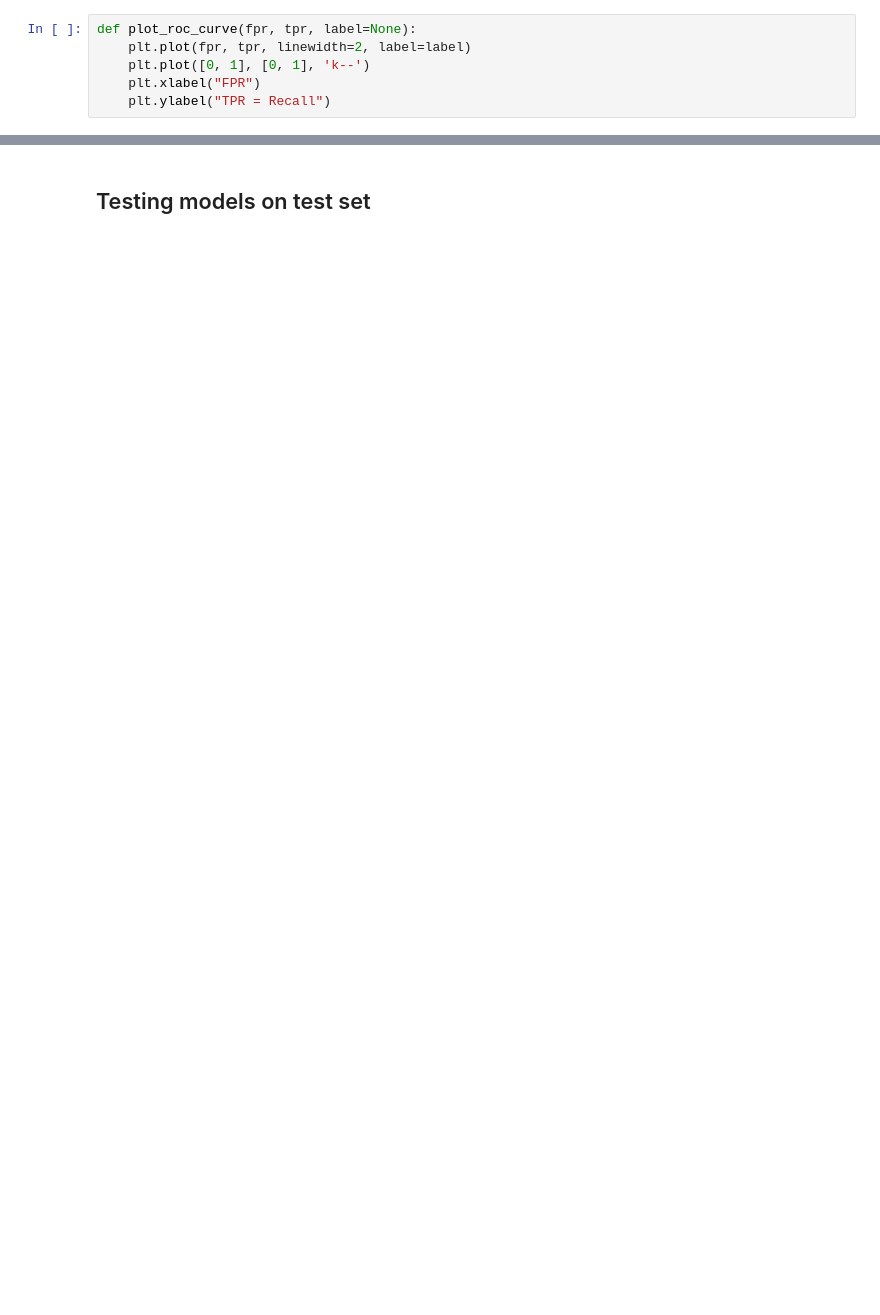
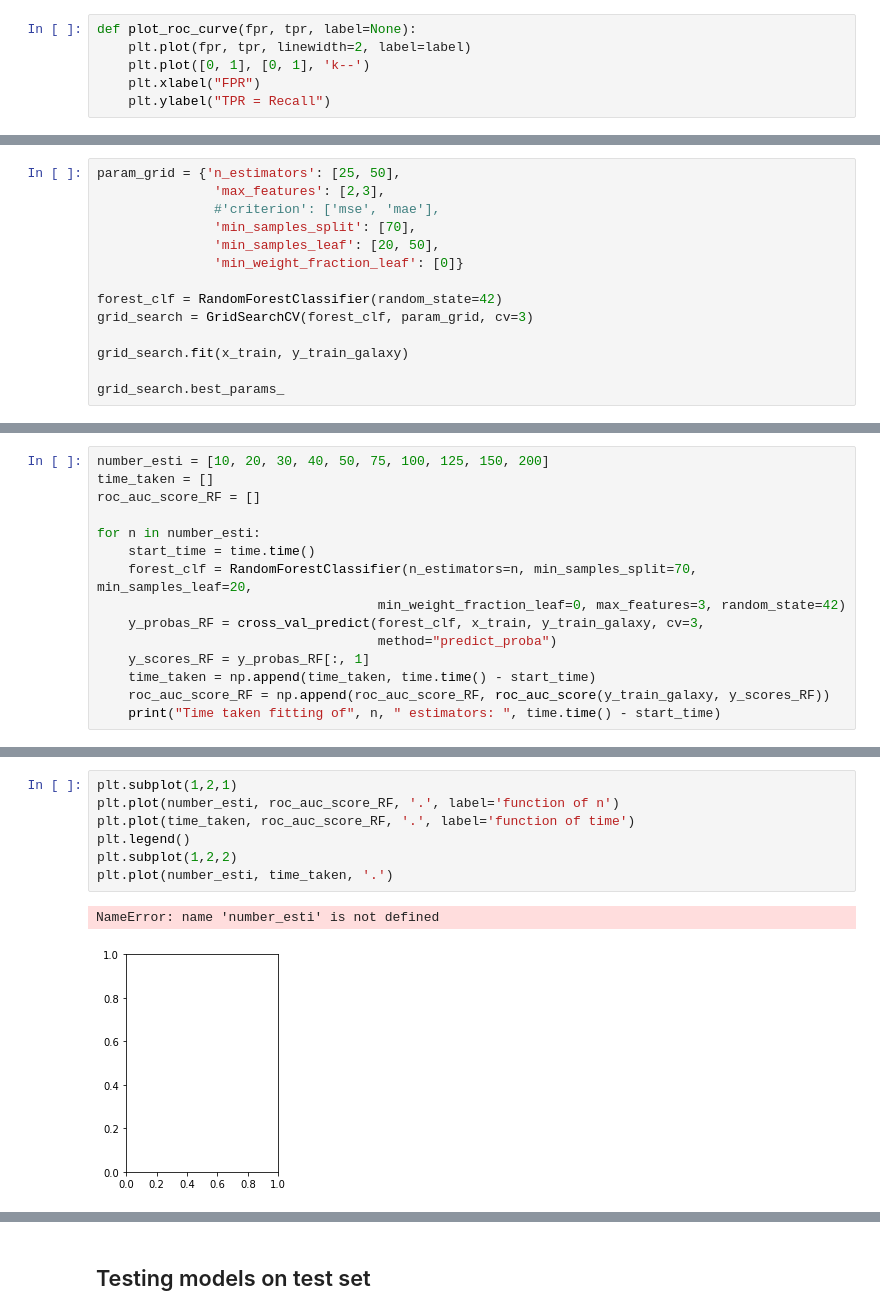
Before and after one commit to ElliottDenis/IRIDIA-ML-internship, a Jupyter notebook: (SDSS - 2) Binary classification.ipynb, the cells around one changed output, grey strips where cells are left out. Cells and saved outputs as stored; diff of their text form; blank space fills up the shorter version.

```diff
--- a/(SDSS - 2) Binary classification.ipynb
+++ b/(SDSS - 2) Binary classification.ipynb
@@ -257,0 +331,14 @@ Area under the curve of (RF classifier): 0.987104233100385
+# %%
+param_grid = {'n_estimators': [25, 50],
+               'max_features': [2,3],
+               #'criterion': ['mse', 'mae'],
+               'min_samples_split': [70],
+               'min_samples_leaf': [20, 50],
+               'min_weight_fraction_leaf': [0]}
+
+forest_clf = RandomForestClassifier(random_state=42)
+grid_search = GridSearchCV(forest_clf, param_grid, cv=3)
+
+grid_search.fit(x_train, y_train_galaxy)
+
+grid_search.best_params_
@@ -257,0 +351,15 @@ Area under the curve of (RF classifier): 0.987104233100385
+# %%
+number_esti = [10, 20, 30, 40, 50, 75, 100, 125, 150, 200]
+time_taken = []
+roc_auc_score_RF = []
+
+for n in number_esti:
+    start_time = time.time()
+    forest_clf = RandomForestClassifier(n_estimators=n, min_samples_split=70, min_samples_leaf=20,
+                                    min_weight_fraction_leaf=0, max_features=3, random_state=42)
+    y_probas_RF = cross_val_predict(forest_clf, x_train, y_train_galaxy, cv=3,
+                                    method="predict_proba")
+    y_scores_RF = y_probas_RF[:, 1]
+    time_taken = np.append(time_taken, time.time() - start_time)
+    roc_auc_score_RF = np.append(roc_auc_score_RF, roc_auc_score(y_train_galaxy, y_scores_RF))
+    print("Time taken fitting of", n, " estimators: ", time.time() - start_time)
@@ -257,0 +377,10 @@ Area under the curve of (RF classifier): 0.987104233100385
+# %%
+plt.subplot(1,2,1)
+plt.plot(number_esti, roc_auc_score_RF, '.', label='function of n')
+plt.plot(time_taken, roc_auc_score_RF, '.', label='function of time')
+plt.legend()
+plt.subplot(1,2,2)
+plt.plot(number_esti, time_taken, '.')
+# %% [output]
+NameError: name 'number_esti' is not defined
+[figure, added]
```
Also changed, not shown: parts of 44 cells of this notebook.
